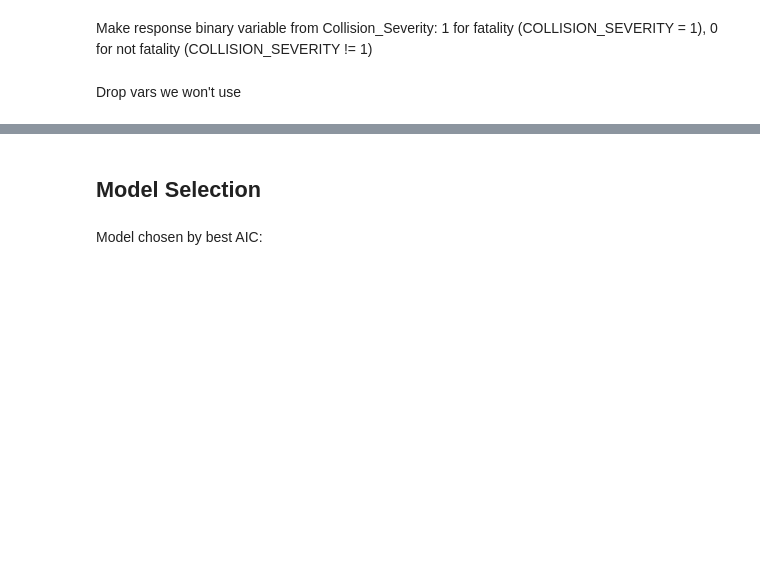
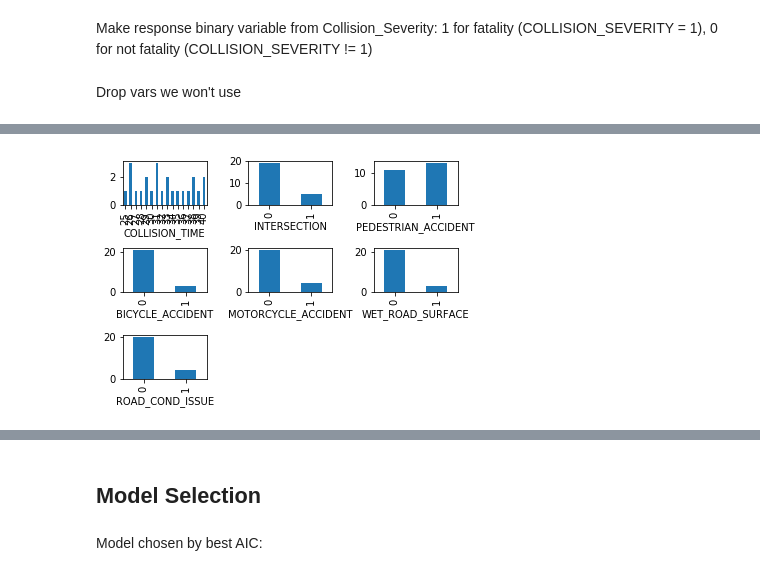
Before and after one commit to bingwang32/LinReg_Final_Proj, a Jupyter notebook: LinReg_FinalProj_Code.ipynb, the cells around one changed output, grey strips where cells are left out. Drawn from its saved outputs; the diff is of its cells as text; code cells hidden in the pictures; blank space fills up the shorter version.

```diff
--- a/LinReg_FinalProj_Code.ipynb
+++ b/LinReg_FinalProj_Code.ipynb
@@ -109,0 +122,4 @@ m =  pd.get_dummies(c, columns = ['PCF_VIOL_CATEGORY'])
+# %%
+# get list of all possible predictors
+pred_col = [col for col in pred.columns if col != "CASE_ID" and col != "Fatality"]
+pred_col
@@ -109,0 +134,14 @@ m =  pd.get_dummies(c, columns = ['PCF_VIOL_CATEGORY'])
+# %%
+fig = plt.figure()
+fig.subplots_adjust(hspace=1, wspace=0.5)
+for i, col in enumerate(pred_col, start = 1):
+    plt.subplot(3, 3, i)
+    cfp = c[["Fatality", col, "CASE_ID"]].groupby(["Fatality", col]).count().reset_index()
+    cfp.loc[cfp.Fatality == 1]["CASE_ID"].plot(kind='bar')
+    if col!="COLLISION_TIME":
+        plt.xticks(np.arange(0,2), (0, 1))
+    plt.xlabel(col)
+
+# these are value counts for each predictor when Fatality == 1
+# %% [output]
+[figure, added]
```
Also changed, not shown: parts of 16 cells of this notebook.
